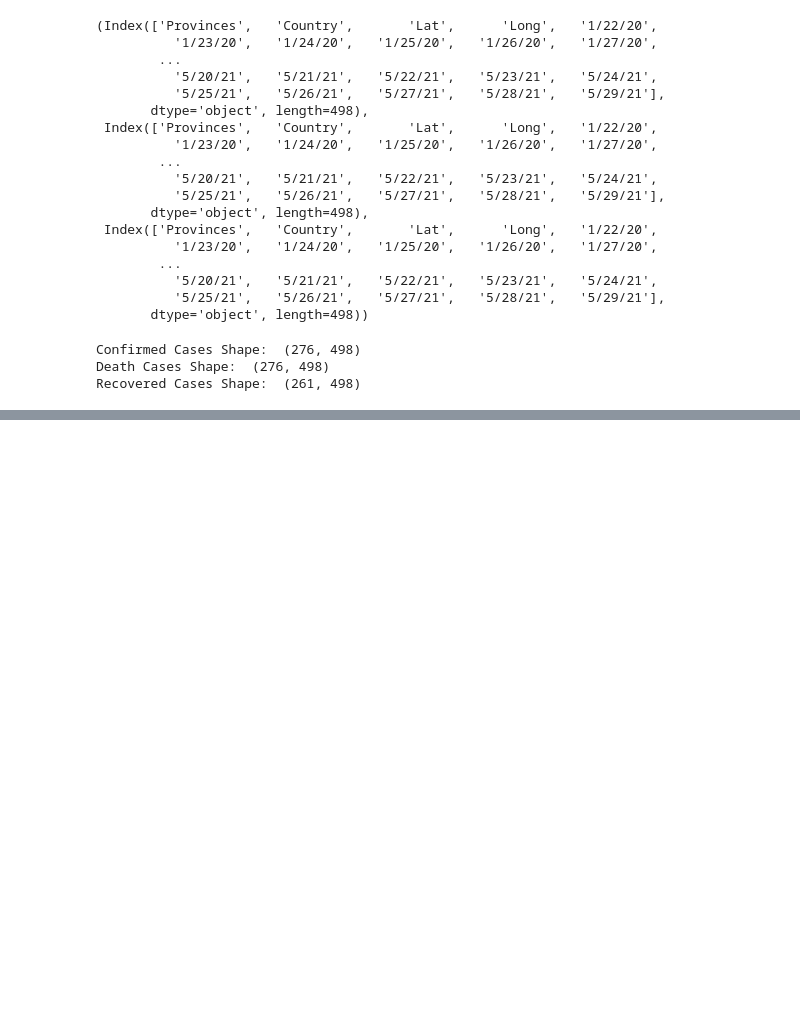
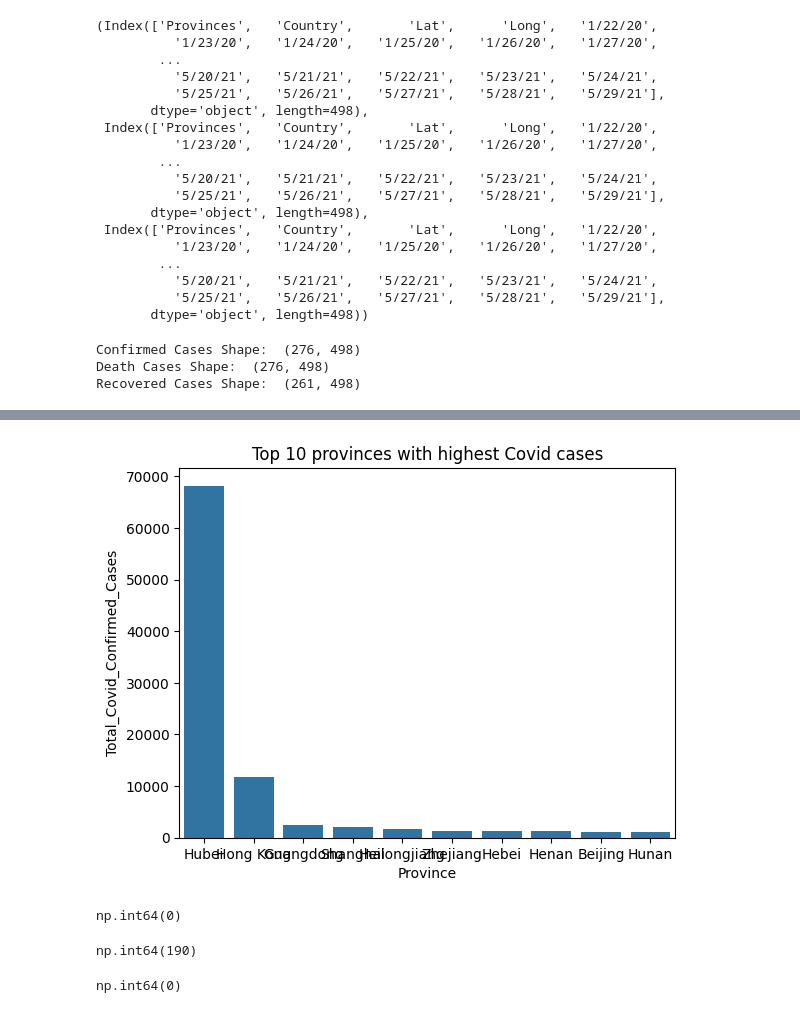
Before and after one commit to AnkitTomar2312/Covid19_CaseStudy, a Jupyter notebook: main.ipynb, the cells around one changed output, grey strips where cells are left out. Cells and saved outputs as stored; diff of their text form; code cells hidden in the pictures; blank space fills up the shorter version.

```diff
--- a/main.ipynb
+++ b/main.ipynb
@@ -86,0 +166,29 @@ death_cases.head()
+# %%
+# Generating similar plot for China
+df_china=confirmed_cases[confirmed_cases.Country=='China']
+last_column=df_china.columns[-1]
+df_china_agg=df_china.groupby('Provinces')[last_column].sum().reset_index().rename(columns={last_column: 'Total_Covid_Confirmed_Cases'})
+df_china_agg_sorted=df_china_agg.sort_values(by='Total_Covid_Confirmed_Cases', ascending=False).head(10)
+sns.barplot(df_china_agg_sorted,x='Provinces',y='Total_Covid_Confirmed_Cases')
+plt.title('Top 10 provinces with highest Covid cases')
+plt.xlabel('Province')
+plt.ylabel('Total_Covid_Confirmed_Cases')
+plt.show()
+# %% [output]
+[figure, added]
+# %%
+# Identify these missing values and replace them usig a suitable imputation method such as forward filling for time-series data.
+
+
+#getting the timeseriesc columns
+time_Series_columns = confirmed_cases.columns[4:]
+time_Series_columns
+confirmed_cases[time_Series_columns].isnull().sum().sum()
+# %% [output]
+np.int64(0)
+# %%
+# Replacing all values null values in Provinces with 'All Provinces'
+
+confirmed_cases.Provinces.isnull().sum()
+# %% [output]
+np.int64(190)
@@ -86,0 +198,4 @@ death_cases.head()
+# %%
+confirmed_cases.Provinces.isnull().sum()
+# %% [output]
+np.int64(0)
```
Also changed, not shown: parts of 7 cells of this notebook.
